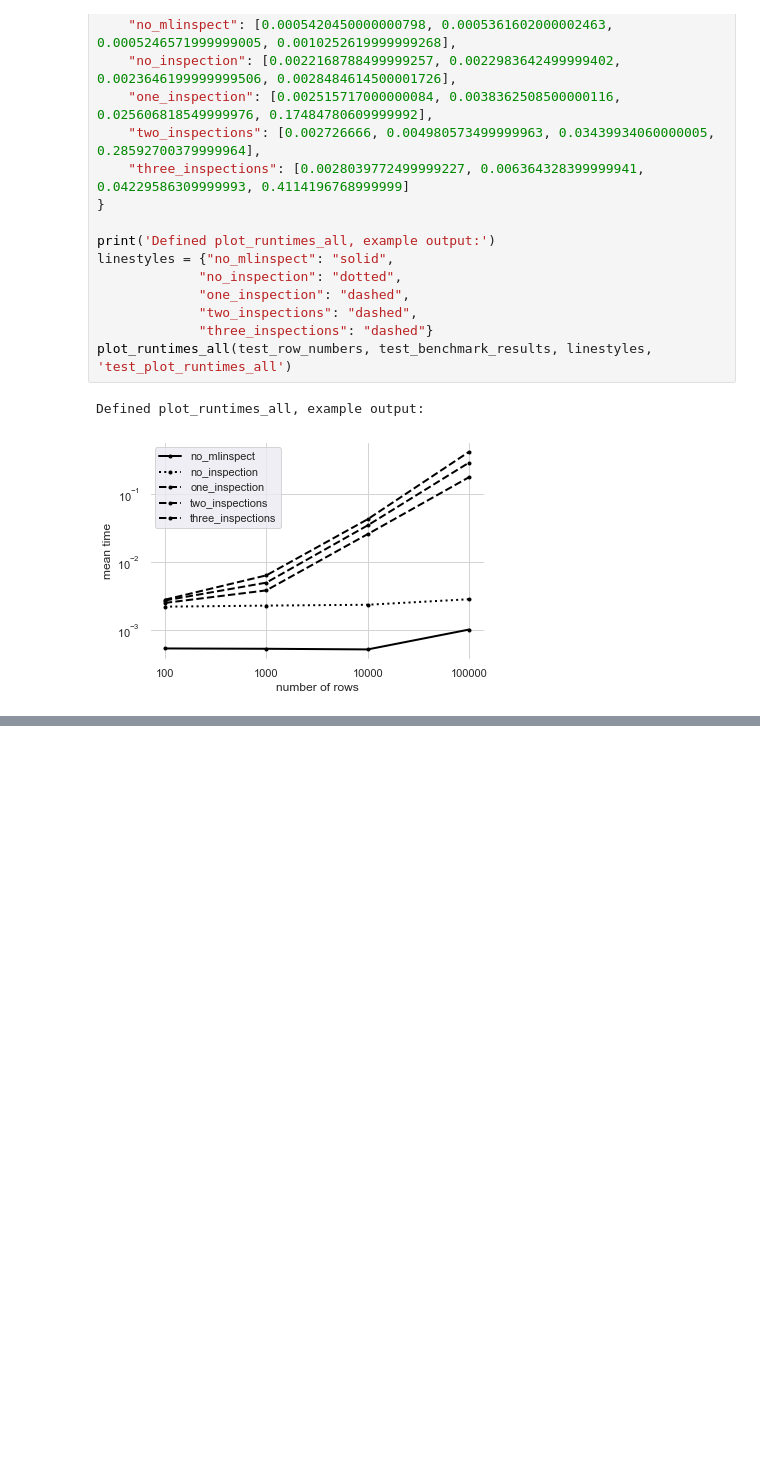
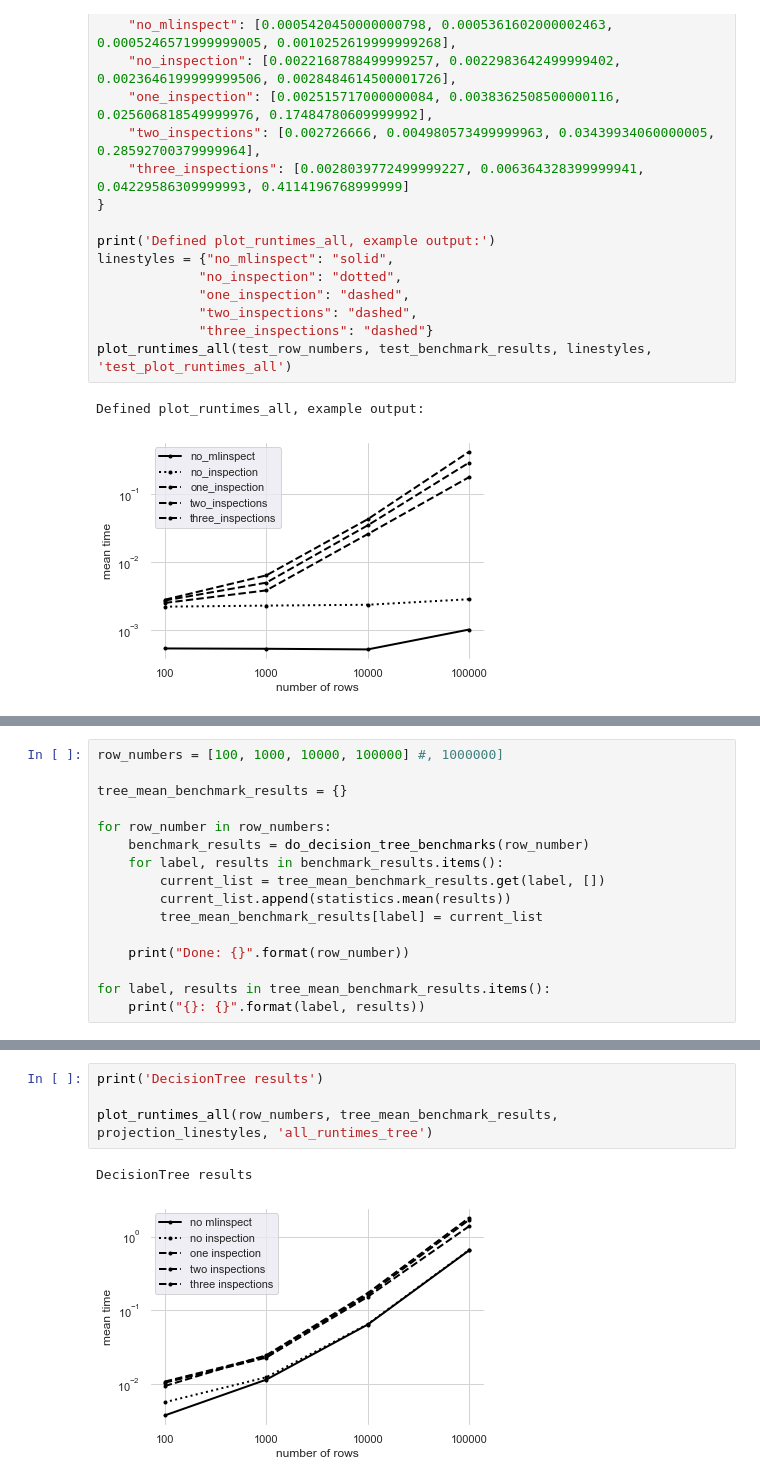
Before and after one commit to stefan-grafberger/mlinspect, a Jupyter notebook: experiments/operator_benchmarks.ipynb, the cells around one changed output, grey strips where cells are left out. Saved outputs shown, nothing was run; the diff lists cells and outputs as text; blank space fills up the shorter version.

```diff
--- a/experiments/operator_benchmarks.ipynb
+++ b/experiments/operator_benchmarks.ipynb
@@ -246,0 +280,16 @@ OneHotEncoder results
+# %%
+row_numbers = [100, 1000, 10000, 100000] #, 1000000]
+
+tree_mean_benchmark_results = {}
+
+for row_number in row_numbers:
+    benchmark_results = do_decision_tree_benchmarks(row_number)
+    for label, results in benchmark_results.items():
+        current_list = tree_mean_benchmark_results.get(label, [])
+        current_list.append(statistics.mean(results))
+        tree_mean_benchmark_results[label] = current_list
+
+    print("Done: {}".format(row_number))
+
+for label, results in tree_mean_benchmark_results.items():
+    print("{}: {}".format(label, results))
@@ -246,0 +306,7 @@ OneHotEncoder results
+# %%
+print('DecisionTree results')
+
+plot_runtimes_all(row_numbers, tree_mean_benchmark_results, projection_linestyles, 'all_runtimes_tree')
+# %% [output]
+DecisionTree results
+[figure, added]
```
Also changed, not shown: parts of 12 cells of this notebook, 3 other files.
